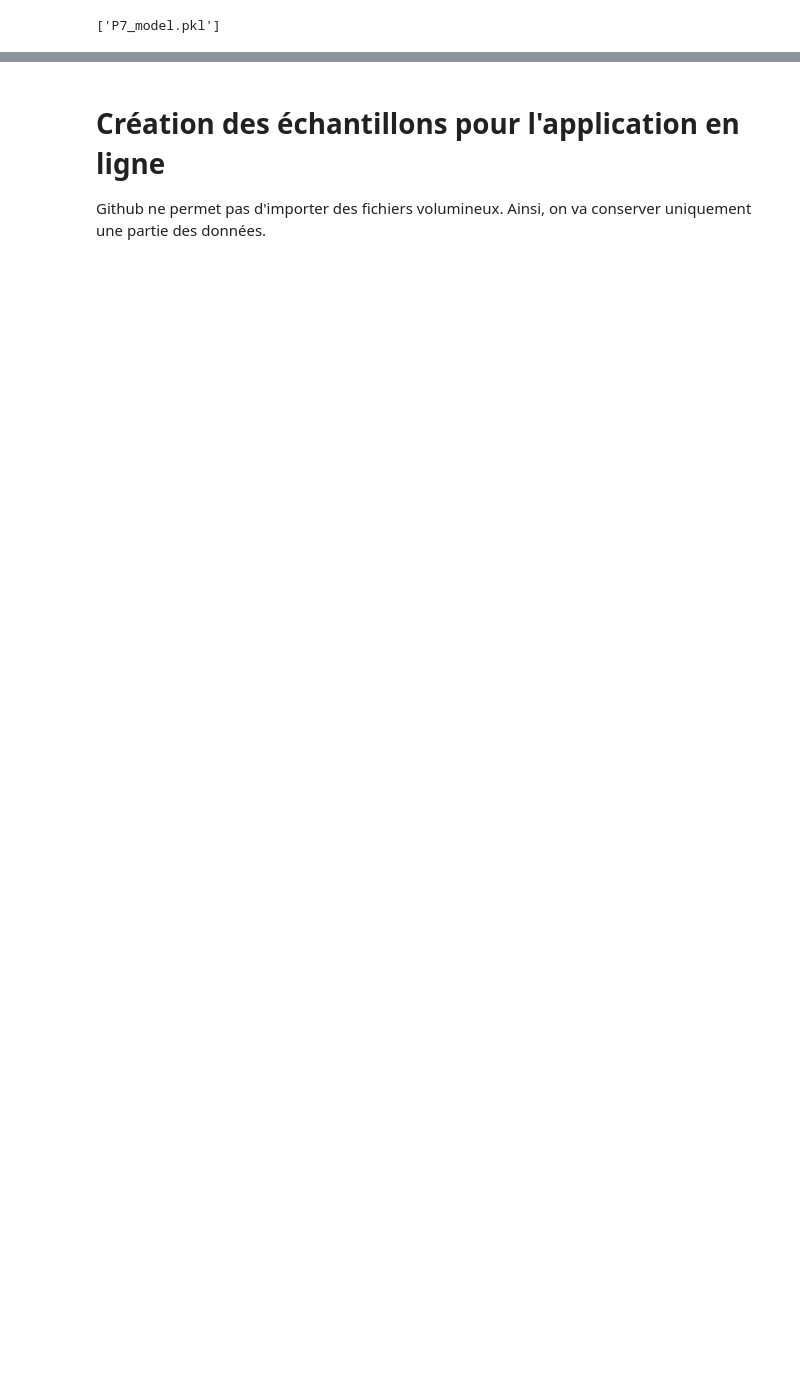
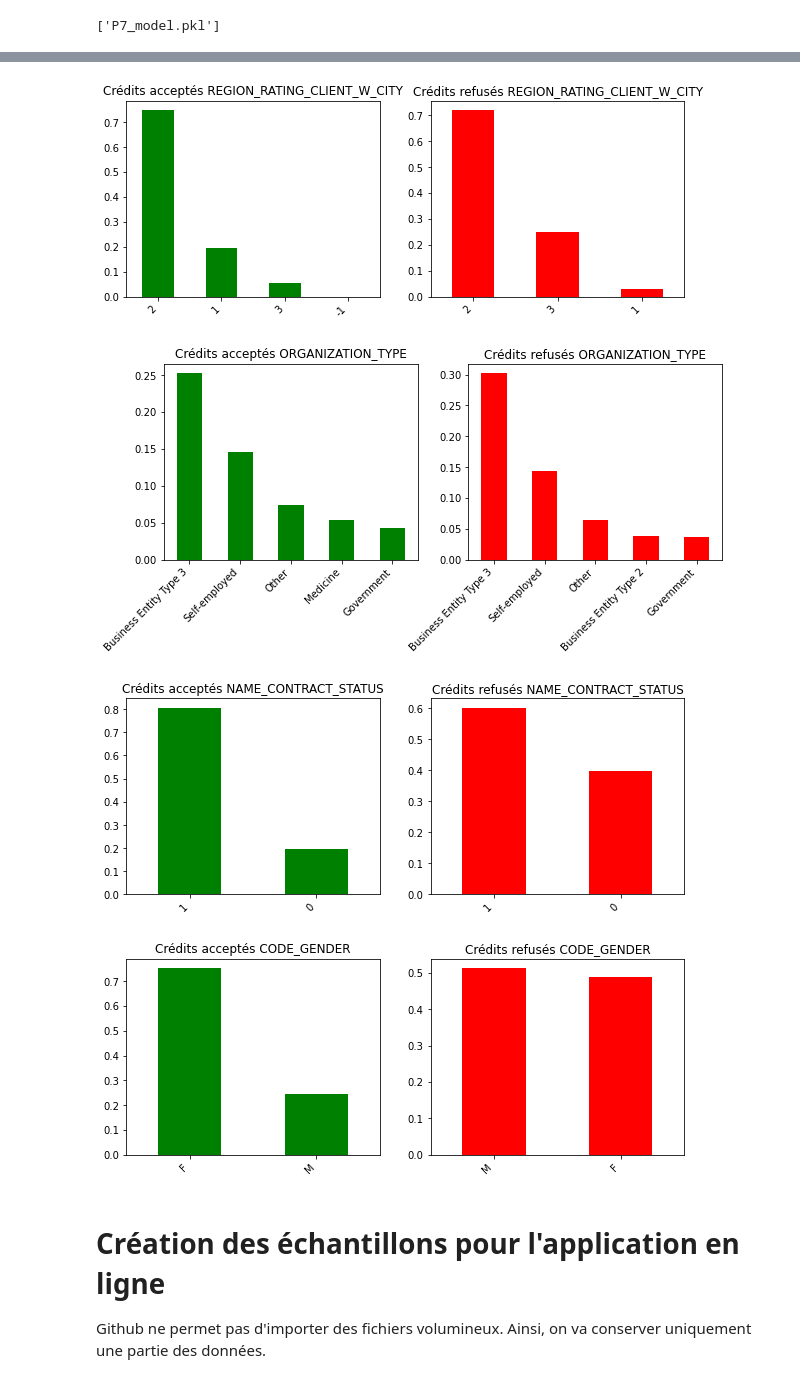
Before and after one commit to JeremieVerger/Projet-7-OC-J-r-mie-VERGER, a Jupyter notebook: Projet 7 - Exploration.ipynb, the cells around one changed output, grey strips where cells are left out. Drawn from its saved outputs; the diff is of its cells as text; code cells hidden in the pictures; blank space fills up the shorter version.

```diff
--- a/Projet 7 - Exploration.ipynb
+++ b/Projet 7 - Exploration.ipynb
@@ -1589,3 +1651,20 @@ joblib.dump(LM, 'P7_model.pkl')
+# %%
+# on compare les variables catégorielles:
+
+for var_cat in ['REGION_RATING_CLIENT_W_CITY','ORGANIZATION_TYPE','NAME_CONTRACT_STATUS','CODE_GENDER'] :
+    x = data_test[data_test["Prédiction"]==0][var_cat]
+    y = data_test[data_test["Prédiction"]==1][var_cat]
+    fig = plt.figure(figsize = (10,4))
+    ax = fig.add_subplot(1,2,(1))
+    x.value_counts(normalize=True,dropna=True)[0:5].plot(kind='bar',title='Crédits acceptés '+var_cat, color = 'green')
+    ax = fig.add_subplot(1,2,(2))
+    y.value_counts(normalize=True,dropna=True)[0:5].plot(kind='bar',title='Crédits refusés '+var_cat, color = 'red')
+    fig.autofmt_xdate(rotation=45)
+# %% [output]
+[figure, added]
+[figure, added]
+[figure, added]
+[figure, added]
 # %% [markdown]
 # Création des échantillons pour l'application en ligne
 
```
Also changed, not shown: parts of 15 cells of this notebook, 2 other files.
